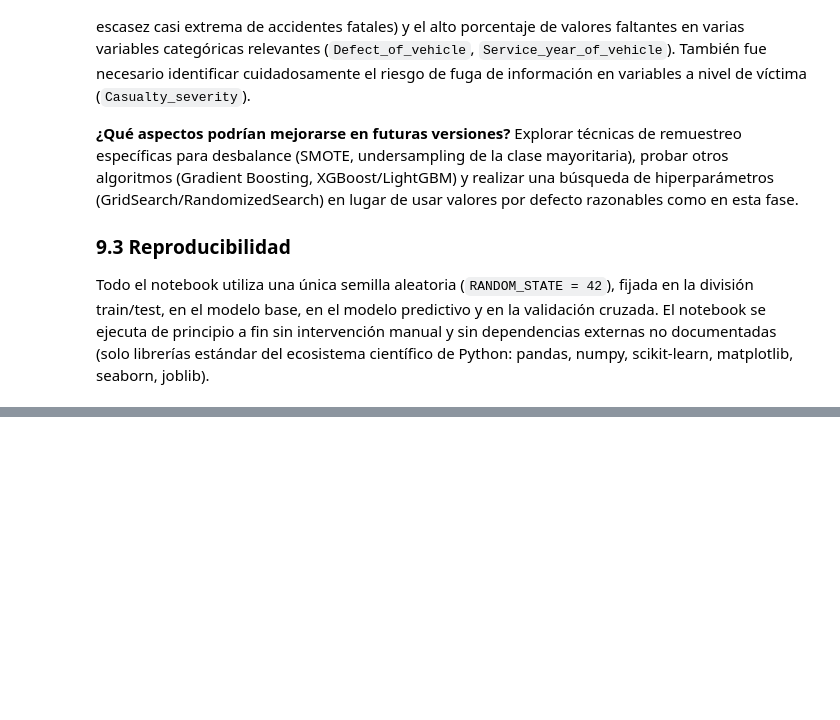
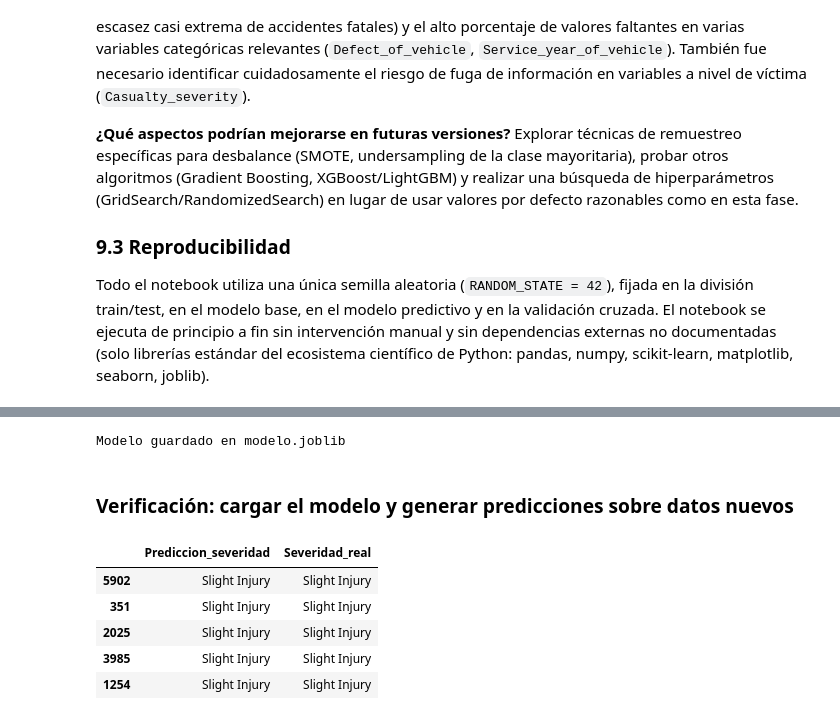
Before and after one commit to CarolinaArboleda/Proyecto_Modelos1, a Jupyter notebook: fase-1/ProyectoModelos.ipynb, the cells around one changed output, grey strips where cells are left out. Cells and saved outputs as stored; diff of their text form; code cells hidden in the pictures; blank space fills up the shorter version.

Commit message:
se agrega el almacenamiento del modelo

```diff
--- a/fase-1/ProyectoModelos.ipynb
+++ b/fase-1/ProyectoModelos.ipynb
@@ -814,0 +687,28 @@ scikit-learn, matplotlib, seaborn, joblib).
+# %%
+# Se usa compress=3 para reducir el tamano del archivo (mas amigable para GitHub),
+# sin afectar el comportamiento del modelo.
+joblib.dump(model_pipeline, "modelo.joblib", compress=3)
+print("Modelo guardado en modelo.joblib")
+# %% [output]
+Modelo guardado en modelo.joblib
+# %% [markdown]
+### Verificación: cargar el modelo y generar predicciones sobre datos nuevos
+# %%
+modelo_cargado = joblib.load("modelo.joblib")
+
+# Tomamos algunas observaciones del conjunto de prueba como "datos nuevos" para demostrar
+# el ciclo completo: entrenar -> guardar -> cargar -> predecir.
+nuevos_datos = X_test.sample(5, random_state=RANDOM_STATE)
+predicciones = modelo_cargado.predict(nuevos_datos)
+
+resultado = nuevos_datos.copy()
+resultado["Prediccion_severidad"] = predicciones
+resultado["Severidad_real"] = y_test.loc[nuevos_datos.index]
+resultado[["Prediccion_severidad", "Severidad_real"]]
+# %% [output]
+|  | Prediccion_severidad | Severidad_real |
+| 5902 | Slight Injury | Slight Injury |
+| 351 | Slight Injury | Slight Injury |
+| 2025 | Slight Injury | Slight Injury |
+| 3985 | Slight Injury | Slight Injury |
+| 1254 | Slight Injury | Slight Injury |
```
Also changed, not shown: parts of 14 cells of this notebook.
